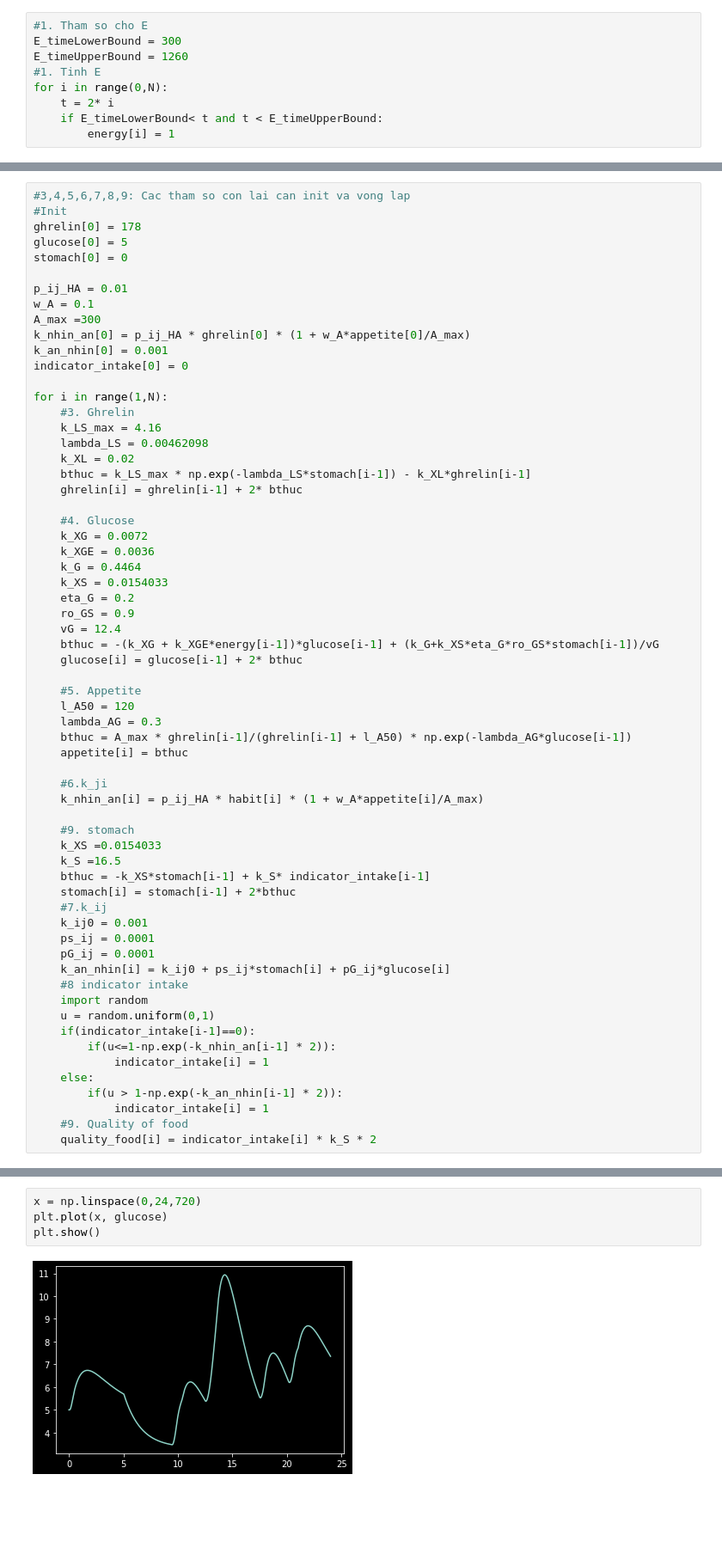
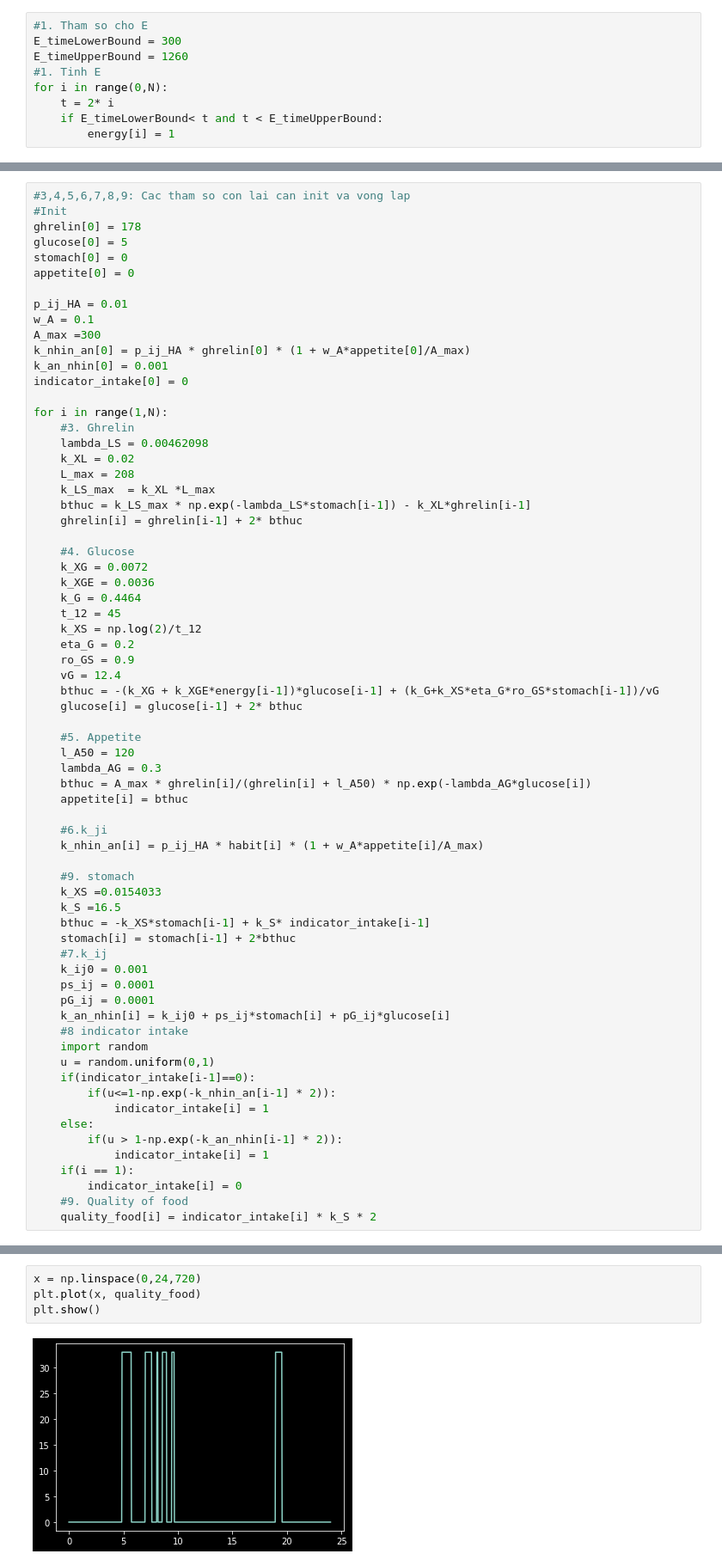
Before and after one commit to anthule123/2.-food-intake-simulation, a Jupyter notebook: food intake 2.ipynb, the cells around one changed output, grey strips where cells are left out. Shown: that part at 86% size. Saved outputs shown, nothing was run; the diff lists cells and outputs as text; blank space fills up the shorter version.

```diff
--- a/food intake 2.ipynb
+++ b/food intake 2.ipynb
@@ -51,6 +59,7 @@ for i in range(0, N):
 ghrelin[0] = 178
 glucose[0] = 5
 stomach[0] = 0
+appetite[0] = 0
 
 p_ij_HA = 0.01
 w_A = 0.1
@@ -61,9 +70,10 @@ indicator_intake[0] = 0
 
 for i in range(1,N):
     #3. Ghrelin
-    k_LS_max = 4.16
     lambda_LS = 0.00462098
     k_XL = 0.02
+    L_max = 208
+    k_LS_max  = k_XL *L_max
     bthuc = k_LS_max * np.exp(-lambda_LS*stomach[i-1]) - k_XL*ghrelin[i-1]
     ghrelin[i] = ghrelin[i-1] + 2* bthuc
 
@@ -71,7 +81,8 @@ for i in range(1,N):
     k_XG = 0.0072
     k_XGE = 0.0036
     k_G = 0.4464
-    k_XS = 0.0154033
+    t_12 = 45
+    k_XS = np.log(2)/t_12
     eta_G = 0.2
     ro_GS = 0.9
     vG = 12.4
@@ -81,7 +92,7 @@ for i in range(1,N):
     #5. Appetite
     l_A50 = 120
     lambda_AG = 0.3
-    bthuc = A_max * ghrelin[i-1]/(ghrelin[i-1] + l_A50) * np.exp(-lambda_AG*glucose[i-1])
+    bthuc = A_max * ghrelin[i]/(ghrelin[i] + l_A50) * np.exp(-lambda_AG*glucose[i])
     appetite[i] = bthuc
 
     #6.k_ji
@@ -106,5 +117,7 @@ for i in range(1,N):
     else:
         if(u > 1-np.exp(-k_an_nhin[i-1] * 2)):
             indicator_intake[i] = 1
+    if(i == 1):
+        indicator_intake[i] = 0
     #9. Quality of food
     quality_food[i] = indicator_intake[i] * k_S * 2
@@ -111,9 +128,9 @@ for i in range(1,N):
 # %%
 x = np.linspace(0,24,720)
-plt.plot(x, glucose)
+plt.plot(x, quality_food)
 plt.show()
 # %% [output]
-[figure, old version]
+[figure, new version]
 # %%
 plt.plot(x,quality_food)
 plt.show()
```
Also changed, not shown: parts of 9 cells of this notebook.
